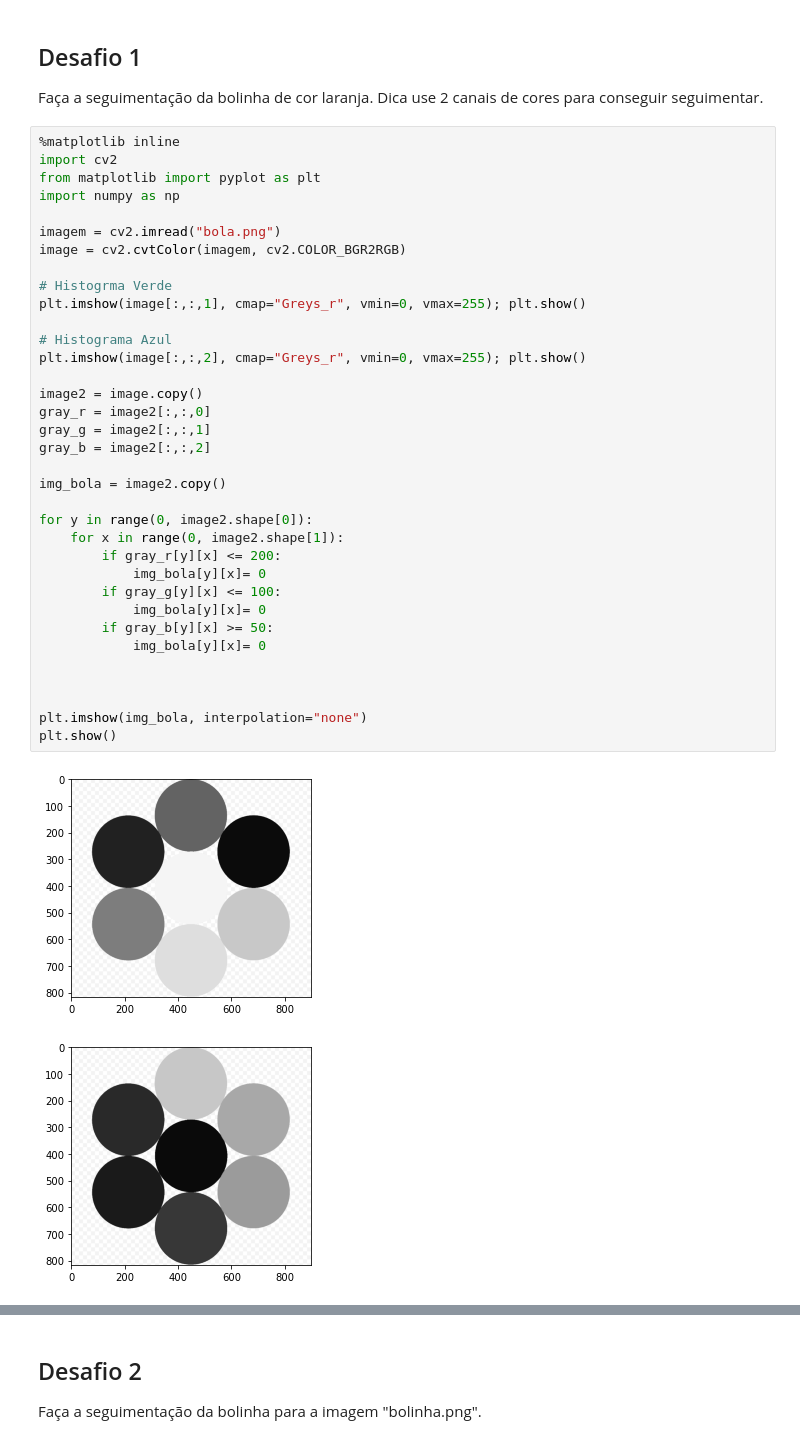
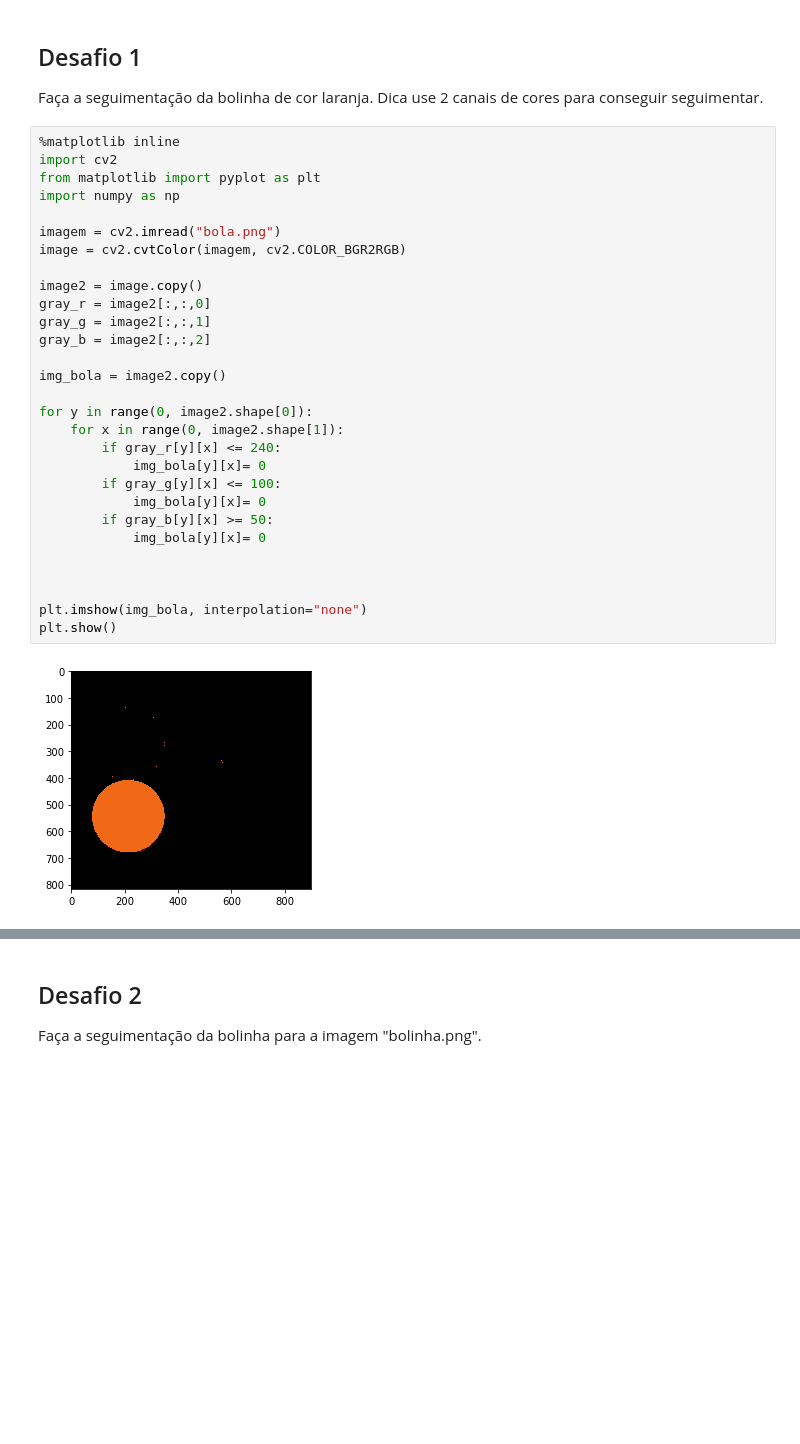
Before and after one commit to IsadoraAlo/cognitivecomputing, a Jupyter notebook: material/aulas/lab03/atividade3.ipynb, the cells around one changed output, grey strips where cells are left out. Drawn from its saved outputs; the diff is of its cells as text; blank space fills up the shorter version.

```diff
--- a/material/aulas/lab03/atividade3.ipynb
+++ b/material/aulas/lab03/atividade3.ipynb
@@ -123,38 +123,31 @@ Faça a seguimentação da bolinha de cor laranja. Dica use 2 canais de cores pa
 # %%
 %matplotlib inline
 import cv2
 from matplotlib import pyplot as plt
 import numpy as np
 
 imagem = cv2.imread("bola.png")
 image = cv2.cvtColor(imagem, cv2.COLOR_BGR2RGB)
-
-# Histogrma Verde
-plt.imshow(image[:,:,1], cmap="Greys_r", vmin=0, vmax=255); plt.show()
-
-# Histograma Azul
-plt.imshow(image[:,:,2], cmap="Greys_r", vmin=0, vmax=255); plt.show()
 
 image2 = image.copy()
 gray_r = image2[:,:,0]
 gray_g = image2[:,:,1]
 gray_b = image2[:,:,2]
 
 img_bola = image2.copy()
 
 for y in range(0, image2.shape[0]):
     for x in range(0, image2.shape[1]):
-        if gray_r[y][x] <= 200:
+        if gray_r[y][x] <= 240:
             img_bola[y][x]= 0
         if gray_g[y][x] <= 100:
             img_bola[y][x]= 0
         if gray_b[y][x] >= 50:
             img_bola[y][x]= 0
 
 
 
 plt.imshow(img_bola, interpolation="none")
 plt.show()
 # %% [output]
-[figure, old version]
+[figure, new version]
-[figure, removed]
```
Also changed, not shown: parts of 1 cell of this notebook.
